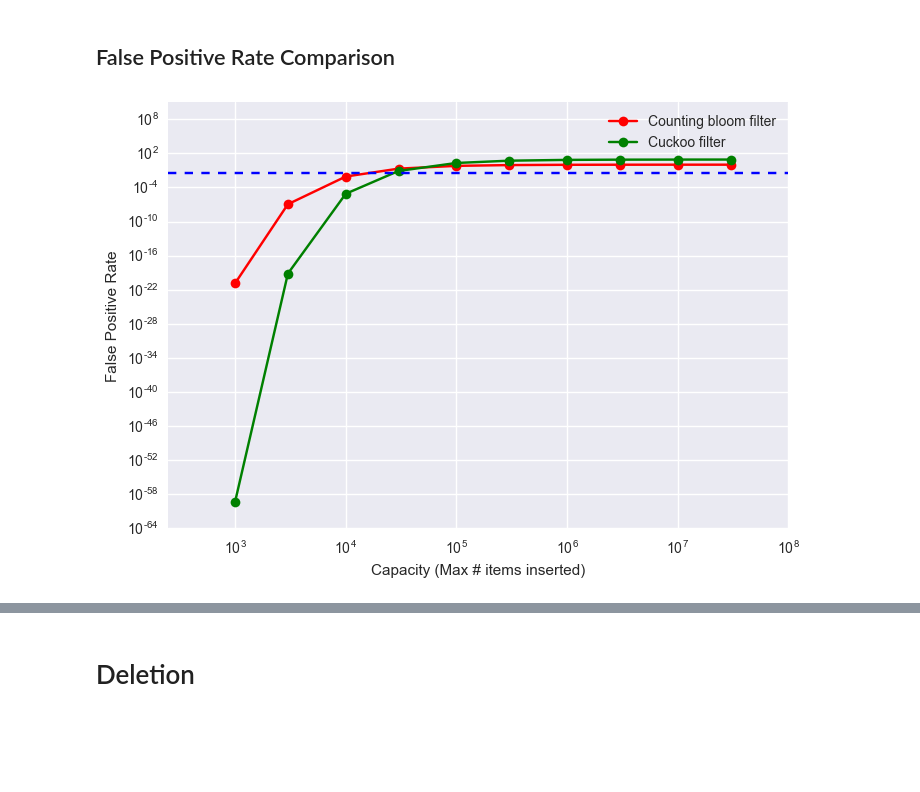
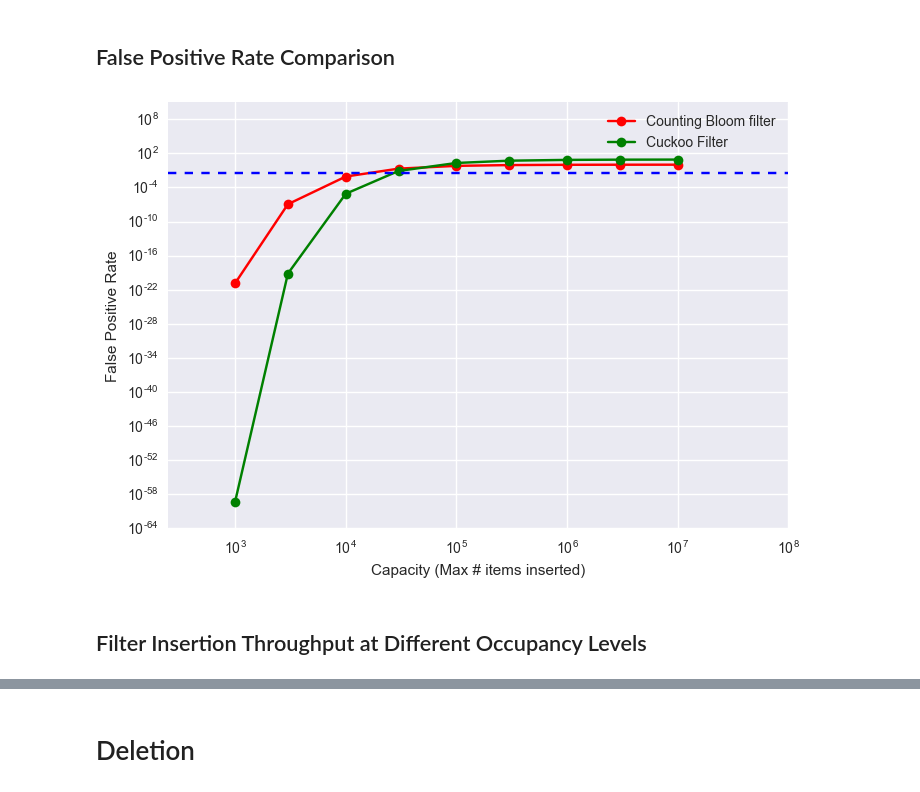
Before and after one commit to fastforwardlabs/cuckoofilter, a Jupyter notebook: bench_marking_notebook.ipynb, the cells around one changed output, grey strips where cells are left out. Saved outputs shown, nothing was run; the diff lists cells and outputs as text; code cells hidden in the pictures; blank space fills up the shorter version.

```diff
--- a/bench_marking_notebook.ipynb
+++ b/bench_marking_notebook.ipynb
@@ -34,7 +33,7 @@ def counting_bloom_and_cuckoo_filter_fpr(capacity, finger_print_size=0.5, bucket
 
     return analytic_bloom_error, analytic_cuckoo_error
 # %%
-capacities = [1e3, 3e3, 1e4, 3e4, 1e5, 3e5, 1e6, 3e6, 1e7, 3e7]
+capacities = [1e3, 3e3, 1e4, 3e4, 1e5, 3e5, 1e6, 3e6, 1e7]
 bloom_fp = []
 cuckoo_fp = []
 
@@ -43,15 +42,16 @@ for size in capacities:
     bloom_fp.append(bfp)
     cuckoo_fp.append(cfp)
 # %%
-#result from running this once. takes more than 10mins, so not running multiple times.
-plt.loglog(np.array(capacities), np.array(bloom_fp), "-ro", ms=7, label="Counting bloom filter")
-plt.loglog(np.array(capacities), np.array(cuckoo_fp), "-go", ms=7, label="Cuckoo filter")
+plt.loglog(np.array(capacities), np.array(bloom_fp), "-ro", ms=7, label="Counting Bloom filter")
+plt.loglog(np.array(capacities), np.array(cuckoo_fp), "-go", ms=7, label="Cuckoo Filter")
 plt.axhline(y=0.03, xmin=0, xmax=1, hold=None, ls="--")
 plt.xlim([2.5*10e1, 10e7])
 plt.ylim([10e-65, 10e10])
 plt.ylabel("False Positive Rate")
 plt.xlabel("Capacity (Max # items inserted)")
 plt.legend()
 plt.savefig('images/false_positive_test.png', bbox_inches='tight')
 # %% [output]
-[figure, old version]
+[figure, new version]
+# %% [markdown]
+## Filter Insertion Throughput at Different Occupancy Levels
```
Also changed, not shown: parts of 15 cells of this notebook, 8 other files.
